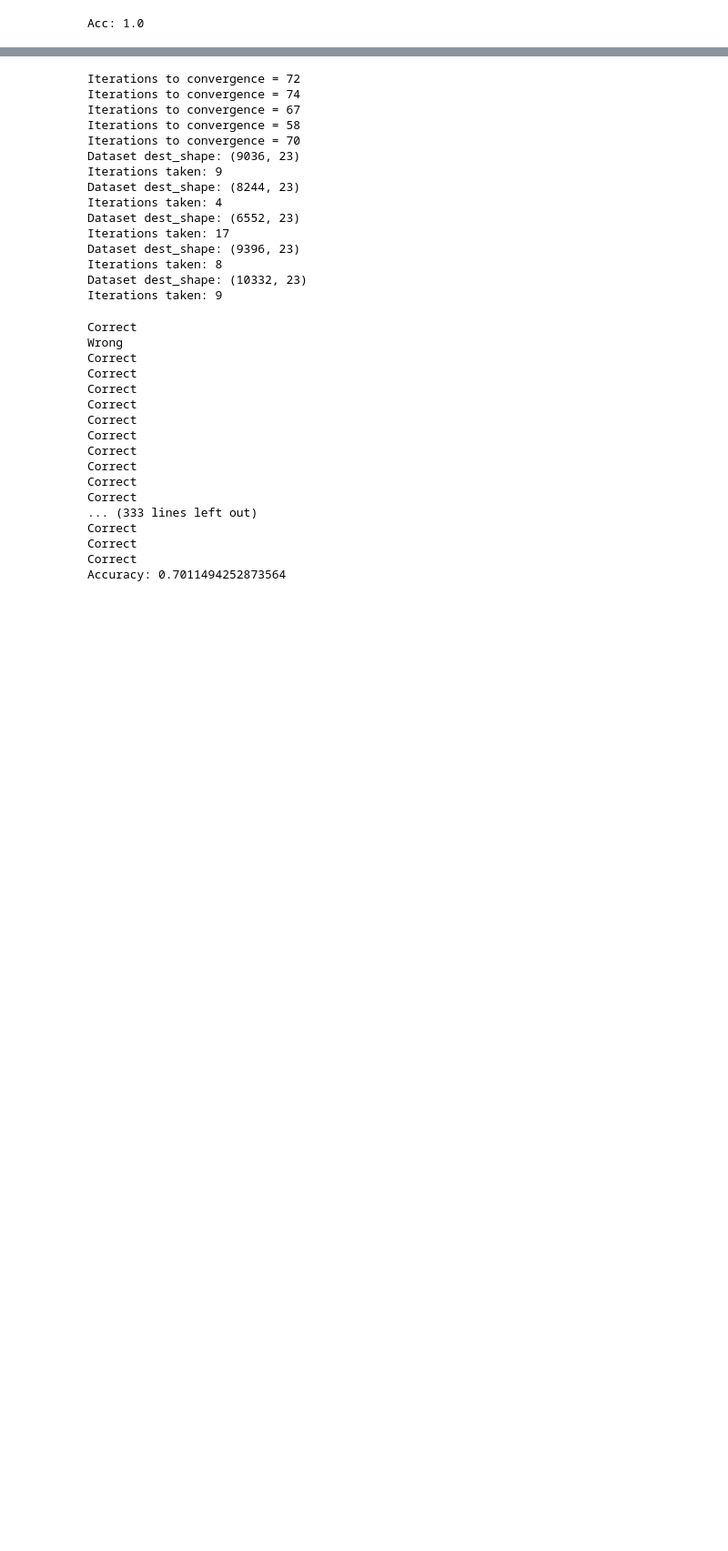
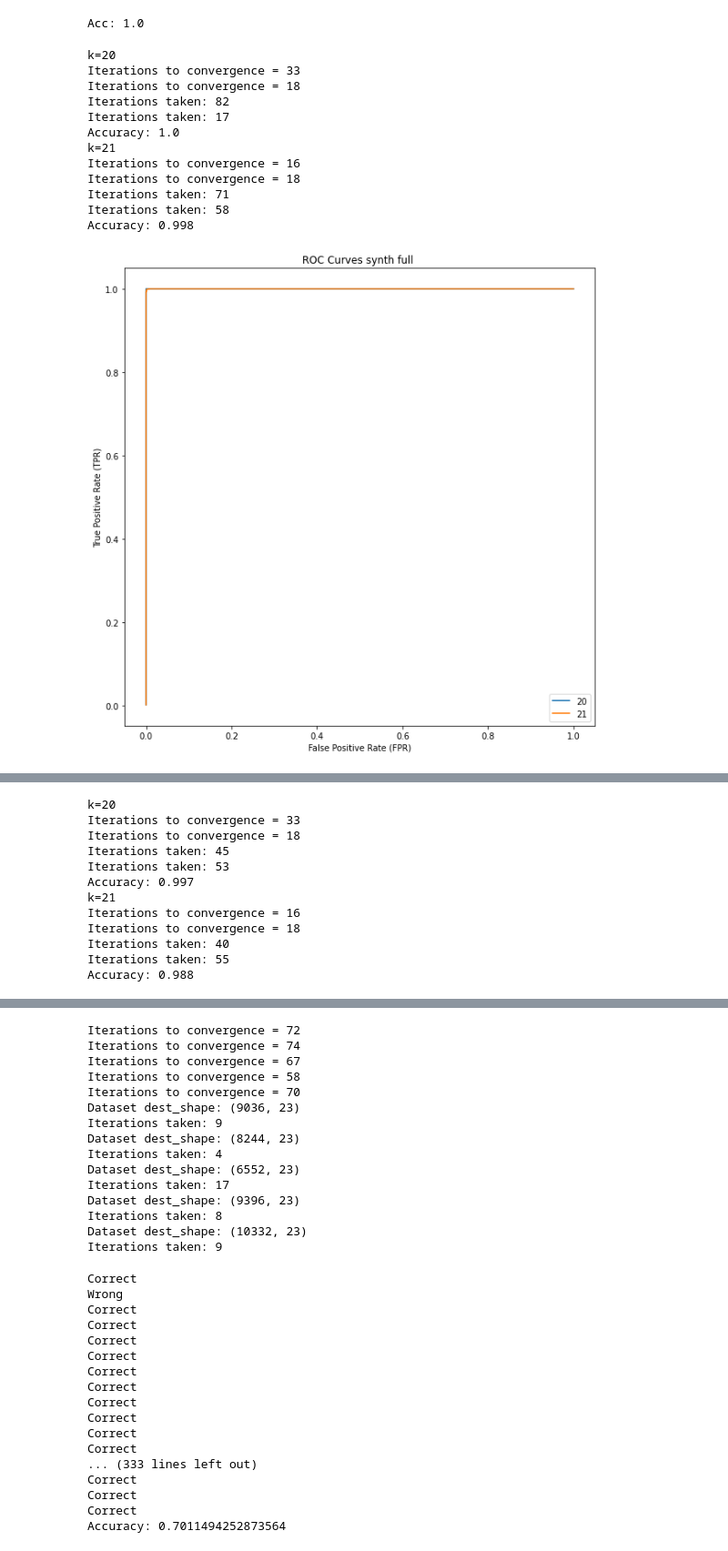
Before and after one commit to nihalgeorge01/CS5691-Submissions, a Jupyter notebook: A3/A_kmeans/A_kmeans_notebook.ipynb, the cells around one changed output, grey strips where cells are left out. Shown at 91% size. Saved outputs shown, nothing was run; the diff lists cells and outputs as text; code cells hidden in the pictures; blank space fills up the shorter version.

```diff
--- a/A3/A_kmeans/A_kmeans_notebook.ipynb
+++ b/A3/A_kmeans/A_kmeans_notebook.ipynb
@@ -473,11 +490,11 @@ class_pts = np.array([predict([i,j], means_em_d, covs_em_d, pi_em_d)[0] for i,j
 # %%
-fig = plt.figure()
-ax = fig.gca()
+# fig = plt.figure()
+# ax = fig.gca()
 
-class_mesh = class_pts.reshape(x1_mesh.shape)
-ax=fig.gca()
-ax.imshow(np.fliplr(class_mesh), extent=[-20, 20, -20, 20], cmap='summer')
-plt.show()
+# class_mesh = class_pts.reshape(x1_mesh.shape)
+# ax=fig.gca()
+# ax.imshow(np.fliplr(class_mesh), extent=[-20, 20, -20, 20], cmap='summer')
+# plt.show()
 # %% [output]
 [figure]
 # %%
@@ -505,7 +522,7 @@ print(f"Acc: {acc}")
 Acc: 1.0
 # %%
 do_plot = False
-k_range = list(range(20,21))
+k_range = list(range(20,22))
 acc = {}
 acc_diag = {}
 posts_ll_full = {}
@@ -522,13 +539,13 @@ for k in k_range:
         means_kmeans_d_k[cl], allots_kmeans_d_k[cl] = means_here, allotments_here
     means_em_d_k = {}
     covs_em_d_k = {}
-    pi_k_d_k = {}
+    pi_em_d_k = {}
     for cl in cls_k:
-        means_em_d_k[cl], covs_em_d_k[cl], pi_k_d_k[cl] = EM(train_data_classes[cl_to_ind[cl],:,:-1],means_kmeans_d_k[cl],allots_kmeans_d_k[cl], mean_update=False)
+        means_em_d_k[cl], covs_em_d_k[cl], pi_em_d_k[cl] = EM(train_data_classes[cl_to_ind[cl],:,:-1],means_kmeans_d_k[cl],allots_kmeans_d_k[cl], mean_update=False)
     correct = 0
     total = 0
     for i in range(dev_feats.shape[0]):
-        pred_cl, posts_here = predict(dev_feats[i],means_em_d, covs_em_d, pi_em_d)
+        pred_cl, posts_here = predict(dev_feats[i],means_em_d_k, covs_em_d_k, pi_em_d_k)
         true_cl = dev_true_cl[i]
         posts_list_full_k.extend([[posts_here[j_cl], j_cl, true_cl] for j_cl in cls])
         if pred_cl == dev_true_cl[i]:
@@ -541,11 +558,11 @@ for k in k_range:
         x1_pts = np.linspace(-20, 20, 200)
         x2_pts = np.linspace(-20, 20, 200)
         x1_mesh, x2_mesh = np.meshgrid(x1_pts, x2_pts)
-
+        ij_pts = np.array([np.array([i,j]) for i,j in zip(np.ravel(x1_mesh), np.ravel(x2_mesh))])
         for cl in cls_k:
             print(f"Starting class {cl} ...")
 
-            zk_pts = np.array([muno.pdf(np.array([i,j]), means_em_d_k[cl][0], covs_em_d_k[cl][0]) for i,j in zip(np.ravel(x1_mesh), np.ravel(x2_mesh))])
+            zk_pts = np.array(gaussian(ij_pts, means_em_d_k[cl][0], covs_em_d[cl][0]))
             zk_mesh = zk_pts.reshape(x1_mesh.shape)
             lev_ct = 5
 
@@ -553,7 +570,7 @@ for k in k_range:
             cset = ax.contour(x1_mesh, x2_mesh, zk_mesh, colors=cl_colors[cl_to_ind[cl]], levels = np.linspace(np.max(zk_mesh)/4,np.max(zk_mesh), 10))
             #levels = np.linspace(np.max(zk_mesh)/1.5,np.max(zk_mesh), 10)
             for kk in range(1,k):
-                zk_pts = np.array([muno.pdf(np.array([i,j]), means_em_d_k[cl][kk], covs_em_d_k[cl][kk]) for i,j in zip(np.ravel(x1_mesh), np.ravel(x2_mesh))])
+                zk_pts = np.array(gaussian(ij_pts, means_em_d_k[cl][kk], covs_em_d_k[cl][kk]))
                 zk_mesh = zk_pts.reshape(x1_mesh.shape)
 
                 ax = fig.gca()
@@ -587,13 +604,13 @@ for k in k_range:
         means_kmeans_d_k[cl], allots_kmeans_d_k[cl] = means_here, allotments_here
     means_em_d_k = {}
     covs_em_d_k = {}
-    pi_k_d_k = {}
+    pi_em_d_k = {}
     for cl in cls_k:
-        means_em_d_k[cl], covs_em_d_k[cl], pi_k_d_k[cl] = EM_diag(train_data_classes[cl_to_ind[cl],:,:-1],means_kmeans_d_k[cl],allots_kmeans_d_k[cl], mean_update=False)
+        means_em_d_k[cl], covs_em_d_k[cl], pi_em_d_k[cl] = EM_diag(train_data_classes[cl_to_ind[cl],:,:-1],means_kmeans_d_k[cl],allots_kmeans_d_k[cl], mean_update=False)
     correct = 0
     total = 0
     for i in range(dev_feats.shape[0]):
-        pred_cl, posts_here = predict(dev_feats[i],means_em_d, covs_em_d, pi_em_d)
+        pred_cl, posts_here = predict(dev_feats[i],means_em_d_k, covs_em_d_k, pi_em_d_k)
         true_cl = dev_true_cl[i]
         posts_list_diag_k.extend([[posts_here[j_cl], j_cl, true_cl] for j_cl in cls])
         if pred_cl == dev_true_cl[i]:
@@ -606,42 +623,56 @@ for k in k_range:
         x1_pts = np.linspace(-20, 20, 200)
         x2_pts = np.linspace(-20, 20, 200)
         x1_mesh, x2_mesh = np.meshgrid(x1_pts, x2_pts)
-
+        ij_pts = np.array([np.array([i,j]) for i,j in zip(np.ravel(x1_mesh), np.ravel(x2_mesh))])
         for cl in cls_k:
             print(f"Starting class {cl} ...")
 
-            zk_pts = np.array([muno.pdf(np.array([i,j]), means_em_d_k[cl][0], covs_em_d_k[cl][0]) for i,j in zip(np.ravel(x1_mesh), np.ravel(x2_mesh))])
+            zk_pts = np.array(gaussian(ij_pts, means_em_d_k[cl][0], covs_em_d_k[cl][0]))
             zk_mesh = zk_pts.reshape(x1_mesh.shape)
             lev_ct = 5
 
             ax = fig.gca()
             cset = ax.contour(x1_mesh, x2_mesh, zk_mesh, colors=cl_colors[cl_to_ind[cl]], levels = np.linspace(np.max(zk_mesh)/4,np.max(zk_mesh), 10))
             #levels = np.linspace(np.max(zk_mesh)/1.5,np.max(zk_mesh), 10)
             for kk in range(1,k):
-                zk_pts = np.array([muno.pdf(np.array([i,j]), means_em_d_k[cl][kk], covs_em_d_k[cl][kk]) for i,j in zip(np.ravel(x1_mesh), np.ravel(x2_mesh))])
+                zk_pts = np.array(gaussian(ij_pts, means_em_d_k[cl][kk], covs_em_d_k[cl][kk]))
                 zk_mesh = zk_pts.reshape(x1_mesh.shape)
 
                 ax = fig.gca()
                 cset = ax.contour(x1_mesh, x2_mesh, zk_mesh, colors=cl_colors[cl_to_ind[cl]], levels = np.linspace(np.max(zk_mesh)/4,np.max(zk_mesh), 10))
                 # z_pts += zk_pts
                 print(f'Mixture {kk+1} plotted')
             # z_mesh = z_pts.reshape(x1_mesh.shape)
             plt.scatter(train_data_classes[cl_to_ind[cl],:,0],train_data_classes[cl_to_ind[cl],:,1])
             plt.scatter(means_em_d[cl][:,0],means_em_d[cl][:,1],c=cl_colors[cl_to_ind[cl]],marker='x')
         # class_mesh = class_pts.reshape(x1_mesh.shape)
         ax=fig.gca()
         plt.title(f"Mixture Contours synth {k}-means diag cov")
         plt.savefig(f"Plots/{k}_synth_means_diag.png")
         # ax.imshow(np.rot90(class_mesh, 1), extent=[-20, 20, -20, 20], cmap='Blues')
         plt.show()
     posts_ll_diag[k] = posts_list_diag_k
 
 roc_det(posts_ll_diag, k_range, 'synth', 'diag')
 
 posts_k_both_ll = {}
 for k_id in k_range:
     posts_k_both_ll[str(k_id)+'_'+'full'] = posts_ll_full[k]
     posts_k_both_ll[str(k_id)+'_'+'diag'] = posts_ll_diag[k]
 
-cases = [str(k_id)+'_'+'full' for k_id in range(k_range)] + [str(k_id)+'_'+'diag' for k_id in range(k_range)]
+cases = [str(k_id)+'_'+'full' for k_id in k_range] + [str(k_id)+'_'+'diag' for k_id in k_range]
 roc_det(posts_k_both_ll, cases, 'synth', 'compare')
+# %% [output]
+k=20
+Iterations to convergence = 33
+Iterations to convergence = 18
+Iterations taken: 82
+Iterations taken: 17
+Accuracy: 1.0
+k=21
+Iterations to convergence = 16
+Iterations to convergence = 18
+Iterations taken: 71
+Iterations taken: 58
+Accuracy: 0.998
+[figure, added]
@@ -647,0 +680,12 @@ roc_det(posts_k_both_ll, cases, 'synth', 'compare')
+k=20
+Iterations to convergence = 33
+Iterations to convergence = 18
+Iterations taken: 45
+Iterations taken: 53
+Accuracy: 0.997
+k=21
+Iterations to convergence = 16
+Iterations to convergence = 18
+Iterations taken: 40
+Iterations taken: 55
+Accuracy: 0.988
```
Also changed, not shown: parts of 15 cells of this notebook, 9 other files.
